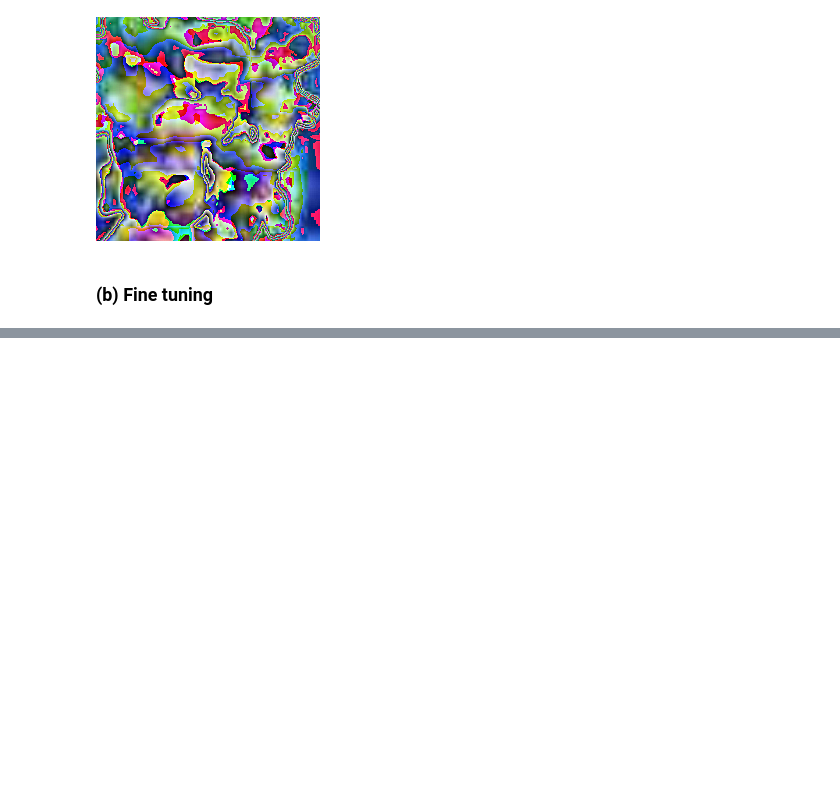
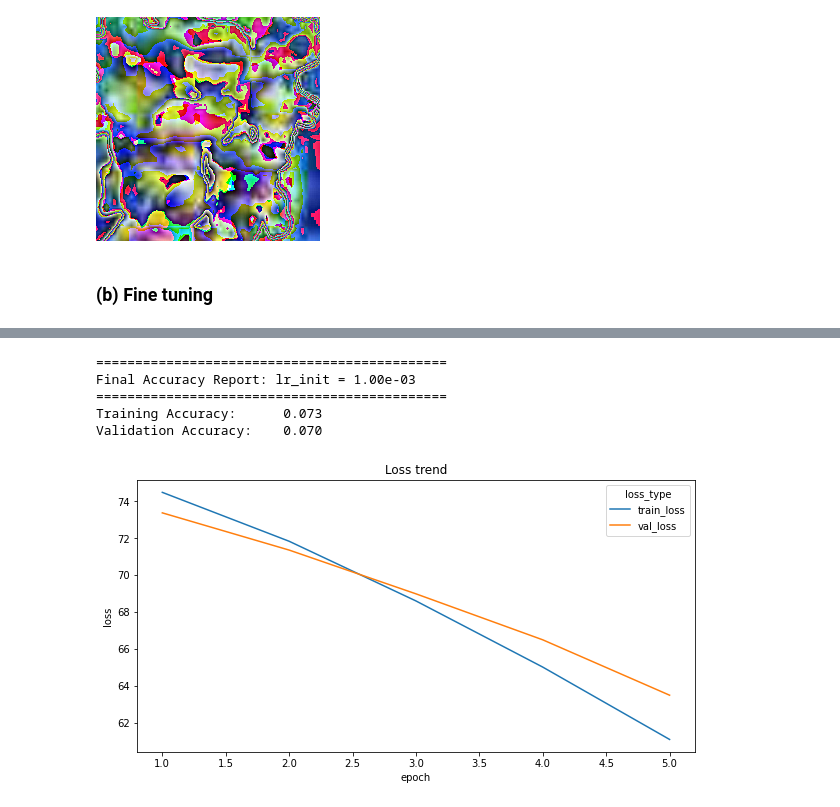
Before and after one commit to joearedmond/coms-dl-sys-optimus, a Jupyter notebook: transfer-learning.ipynb, the cells around one changed output, grey strips where cells are left out. Drawn from its saved outputs; the diff is of its cells as text; code cells hidden in the pictures; blank space fills up the shorter version.

```diff
--- a/transfer-learning.ipynb
+++ b/transfer-learning.ipynb
@@ -176,3 +189,6 @@ X_train = torch.stack(X_train)
+# %%
+X_train = preprocess(X_train_raw, transformer_fn)
+X_val = preprocess(X_val_raw, transformer_fn)
 # %%
 from torchvision.transforms import ToPILImage
 to_img = ToPILImage()
@@ -220,2 +235,6 @@ resnet = resnet.to(device)
+# %%
+# move model to GPU
+resnet1 = get_resnet()
+resnet1 = resnet1.to(device)
 # %%
 # set up training
@@ -234,3 +251,8 @@ optimizer = torch.optim.SGD(resnet.parameters(), lr = learning_rate, momentum =
 loss_fn = torch.nn.CrossEntropyLoss()
+# %%
+from torch.utils.data import DataLoader, TensorDataset
+
+train_loader = DataLoader(TensorDataset(X_train, y_train_dummy), batch_size = batch_size, shuffle = True)
+val_loader = DataLoader(TensorDataset(X_val, y_val_dummy), batch_size = batch_size, shuffle = True)
 # %%
 # train loop
@@ -304,0 +313,13 @@ torch.cuda.get_device_name(0)
+# %%
+optimizer = torch.optim.SGD(resnet1.parameters(), lr = 0.001, momentum = momentum)
+lr_scheduler = StepLR(optimizer, step_size = step_after_epochs, gamma = decay_factor)
+
+train_loss_history_lr1, val_loss_history_lr1 = train(
+    model = resnet1,
+    tloader =  train_loader,
+    vloader = val_loader,
+    lf = loss_fn,
+    optim = optimizer,
+    lr_sch = lr_scheduler,
+    step_size = step_after_epochs,
+    epochs = 5)
@@ -304,0 +332,44 @@ torch.cuda.get_device_name(0)
+# %%
+def accuracy(model, X, y_true, encoder):
+    correct = 0
+    model.eval()
+    for i in range(len(X)):
+        with torch.no_grad():
+            y_logits = model(X[[i],:])
+
+        i = torch.argmax(y_logits).item()
+        y_pred = encoder.categories_[0][i]
+
+        if y_pred == y_true[i]:
+            correct += 1
+    return correct / len(y_true)
+
+print("=" * 45 + "\nFinal Accuracy Report: lr_init = %.2e\n" % (0.001) + "=" * 45)
+print("Training Accuracy:\t%.3f" % accuracy(resnet1, X_train, y_train, dummifyer))
+print("Validation Accuracy:\t%.3f" % accuracy(resnet1, X_val, y_val, dummifyer))
+# %% [output]
+=============================================
+Final Accuracy Report: lr_init = 1.00e-03
+=============================================
+Training Accuracy:      0.073
+Validation Accuracy:    0.070
+# %%
+import pandas as pd
+import matplotlib.pyplot as plt
+import seaborn as sns
+
+def plot_loss(train_loss_history, val_loss_history):
+    results = pd.melt(
+        pd.DataFrame({
+            'epoch': np.arange(1, len(train_loss_history) + 1),
+            'train_loss': train_loss_history,
+            'val_loss': val_loss_history}),
+        id_vars = ['epoch'], var_name = 'loss_type', value_name = 'loss')
+
+    sns.lineplot(data = results, x = 'epoch', y = 'loss', hue = 'loss_type')
+    plt.title('Loss trend')
+    plt.show()
+
+plot_loss(train_loss_history_lr1, val_loss_history_lr1)
+# %% [output]
+[figure, added]
```
Also changed, not shown: parts of 40 cells of this notebook.
